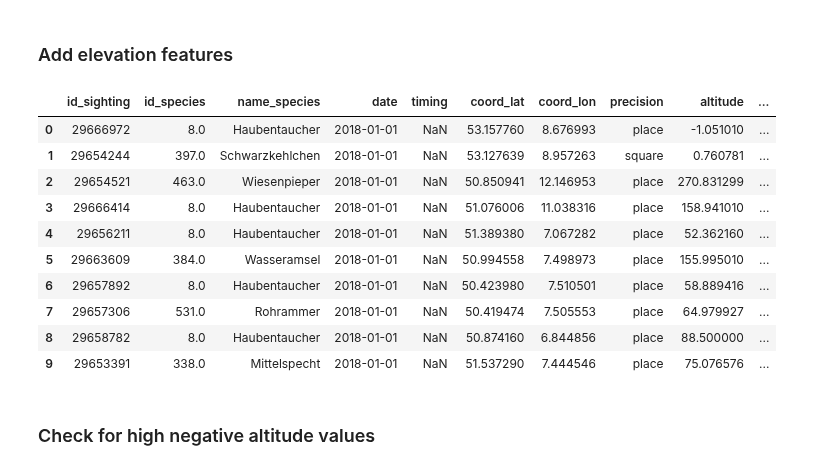
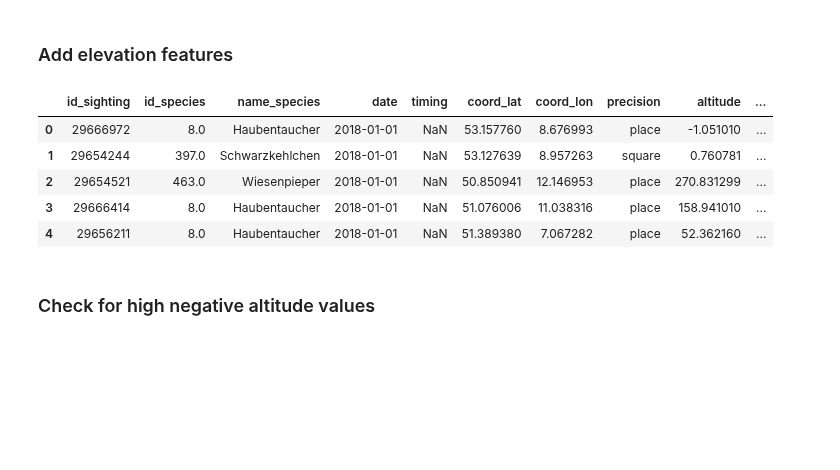
Before and after one commit to marinasie/bird-sighting-validation, a Jupyter notebook: simon/feature_generation/elevation.ipynb, the cells around one changed output. Drawn from its saved outputs; the diff is of its cells as text; code cells hidden in the pictures; blank space fills up the shorter version.

```diff
--- a/simon/feature_generation/elevation.ipynb
+++ b/simon/feature_generation/elevation.ipynb
@@ -45,23 +45,18 @@ Name: count, Length: 2685, dtype: int64
 copernicus = CopernicusDEM(raster_paths=['D:\\Simon\\Documents\\GP\\data\\util_files\\EU_DEM\\eu_dem_v11_E40N20.TIF', 'D:\\Simon\\Documents\\GP\\data\\util_files\\EU_DEM\\eu_dem_v11_E40N30.TIF'])
 # %%
 df = copernicus.get_elevation(df, lat_col='coord_lat', lon_col='coord_lon')
-# %%
-df.head(10)
-# %% [output]
-|  | id_sighting | id_species | name_species | date | timing | coord_lat | coord_lon | precision | altitude | ... |
-| 0 | 29666972 | 8.0 | Haubentaucher | 2018-01-01 | NaN | 53.157760 | 8.676993 | place | -1.051010 | ... |
-| 1 | 29654244 | 397.0 | Schwarzkehlchen | 2018-01-01 | NaN | 53.127639 | 8.957263 | square | 0.760781 | ... |
-| 2 | 29654521 | 463.0 | Wiesenpieper | 2018-01-01 | NaN | 50.850941 | 12.146953 | place | 270.831299 | ... |
-| 3 | 29666414 | 8.0 | Haubentaucher | 2018-01-01 | NaN | 51.076006 | 11.038316 | place | 158.941010 | ... |
-| 4 | 29656211 | 8.0 | Haubentaucher | 2018-01-01 | NaN | 51.389380 | 7.067282 | place | 52.362160 | ... |
-| 5 | 29663609 | 384.0 | Wasseramsel | 2018-01-01 | NaN | 50.994558 | 7.498973 | place | 155.995010 | ... |
-| 6 | 29657892 | 8.0 | Haubentaucher | 2018-01-01 | NaN | 50.423980 | 7.510501 | place | 58.889416 | ... |
-| 7 | 29657306 | 531.0 | Rohrammer | 2018-01-01 | NaN | 50.419474 | 7.505553 | place | 64.979927 | ... |
-| 8 | 29658782 | 8.0 | Haubentaucher | 2018-01-01 | NaN | 50.874160 | 6.844856 | place | 88.500000 | ... |
-| 9 | 29653391 | 338.0 | Mittelspecht | 2018-01-01 | NaN | 51.537290 | 7.444546 | place | 75.076576 | ... |
 # %%
 df['altitude'] = df['elevation']
 df.drop(columns=['elevation'], inplace=True)
+# %%
+df.head(5)
+# %% [output]
+|  | id_sighting | id_species | name_species | date | timing | coord_lat | coord_lon | precision | altitude | ... |
+| 0 | 29666972 | 8.0 | Haubentaucher | 2018-01-01 | NaN | 53.157760 | 8.676993 | place | -1.051010 | ... |
+| 1 | 29654244 | 397.0 | Schwarzkehlchen | 2018-01-01 | NaN | 53.127639 | 8.957263 | square | 0.760781 | ... |
+| 2 | 29654521 | 463.0 | Wiesenpieper | 2018-01-01 | NaN | 50.850941 | 12.146953 | place | 270.831299 | ... |
+| 3 | 29666414 | 8.0 | Haubentaucher | 2018-01-01 | NaN | 51.076006 | 11.038316 | place | 158.941010 | ... |
+| 4 | 29656211 | 8.0 | Haubentaucher | 2018-01-01 | NaN | 51.389380 | 7.067282 | place | 52.362160 | ... |
 # %% [markdown]
 ### Check for high negative altitude values
 # %%
```
Also changed, not shown: parts of 14 cells of this notebook.
